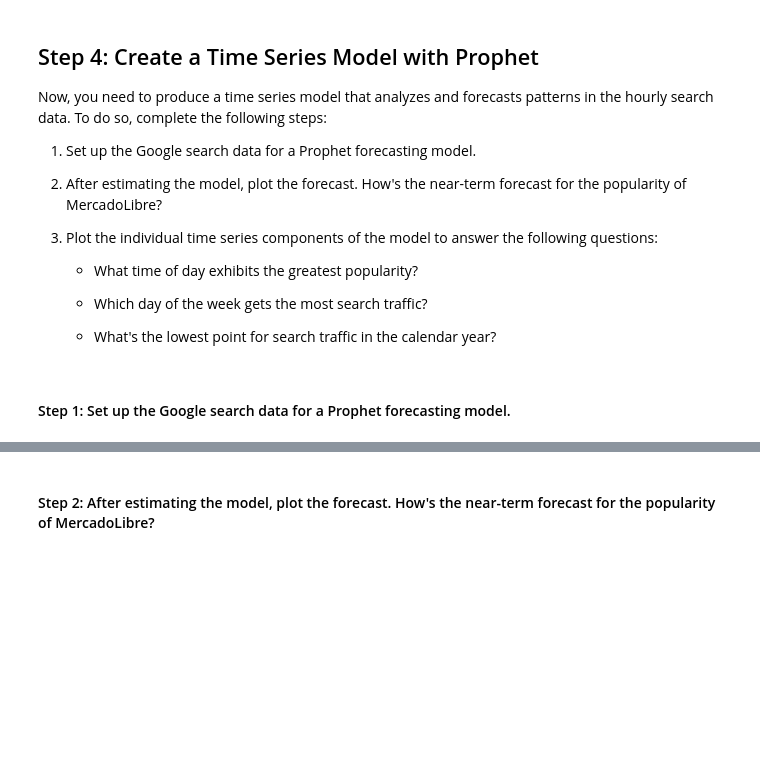
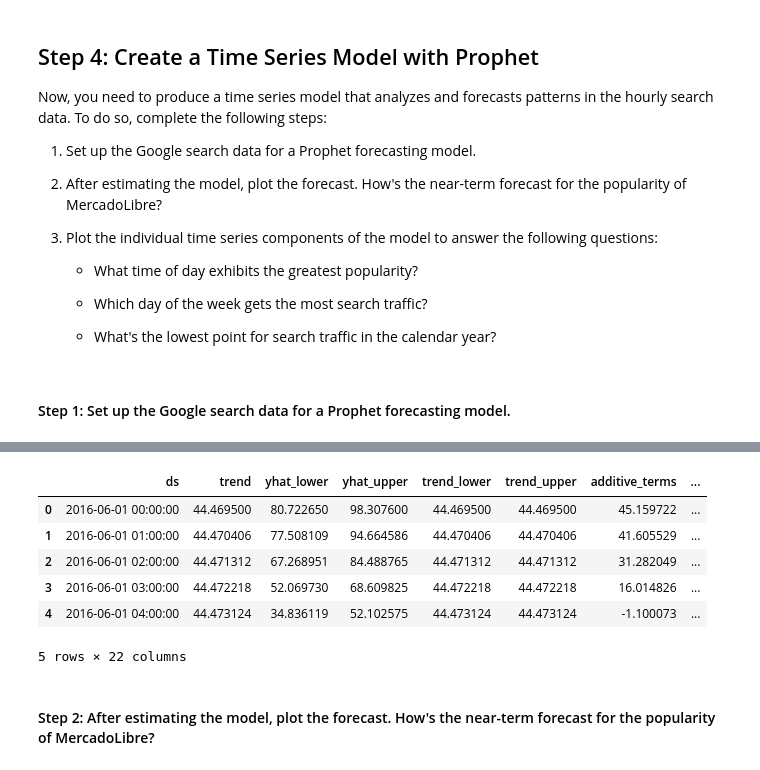
Before and after one commit to oigwe-frx/prophet-challenge, a Jupyter notebook: forecasting_net_prophet.ipynb, the cells around one changed output, grey strips where cells are left out. Saved outputs shown, nothing was run; the diff lists cells and outputs as text; code cells hidden in the pictures; blank space fills up the shorter version.

```diff
--- a/forecasting_net_prophet.ipynb
+++ b/forecasting_net_prophet.ipynb
@@ -430,12 +430,15 @@ Now, you need to produce a time series model that analyzes and forecasts pattern
 #### Step 1: Set up the Google search data for a Prophet forecasting model.
 # %%
 # Using the df_mercado_trends DataFrame, reset the index so the date information is no longer the index
-
-
+df_mercado_trends = df_mercado_trends.reset_index()
 # Label the columns ds and y so that the syntax is recognized by Prophet
-
+df_mercado_trends.rename(columns={
+    'Date': 'ds',
+    'Search Trends': 'y'
+}, inplace=True)
 
 # Drop an NaN values from the prophet_df DataFrame
-
+df_mercado_trends = df_mercado_trends.dropna()
 
 # View the first and last five rows of the mercado_prophet_df DataFrame
+df_mercado_trends
@@ -452,8 +490,17 @@ Now, you need to produce a time series model that analyzes and forecasts pattern
 # %%
 # Make the predictions for the trend data using the future_mercado_trends DataFrame
-
+forecast_mercado_trends = model.predict(future_mercado_trends)
 
 # Display the first five rows of the forecast_mercado_trends DataFrame
+forecast_mercado_trends.head()
+# %% [output]
+|  | ds | trend | yhat_lower | yhat_upper | trend_lower | trend_upper | additive_terms | ... |
+| 0 | 2016-06-01 00:00:00 | 44.469500 | 80.722650 | 98.307600 | 44.469500 | 44.469500 | 45.159722 | ... |
+| 1 | 2016-06-01 01:00:00 | 44.470406 | 77.508109 | 94.664586 | 44.470406 | 44.470406 | 41.605529 | ... |
+| 2 | 2016-06-01 02:00:00 | 44.471312 | 67.268951 | 84.488765 | 44.471312 | 44.471312 | 31.282049 | ... |
+| 3 | 2016-06-01 03:00:00 | 44.472218 | 52.069730 | 68.609825 | 44.472218 | 44.472218 | 16.014826 | ... |
+| 4 | 2016-06-01 04:00:00 | 44.473124 | 34.836119 | 52.102575 | 44.473124 | 44.473124 | -1.100073 | ... |
+5 rows × 22 columns
 # %% [markdown]
 #### Step 2: After estimating the model, plot the forecast. How's the near-term forecast for the popularity of MercadoLibre?
 # %%
```
Also changed, not shown: parts of 8 cells of this notebook.
